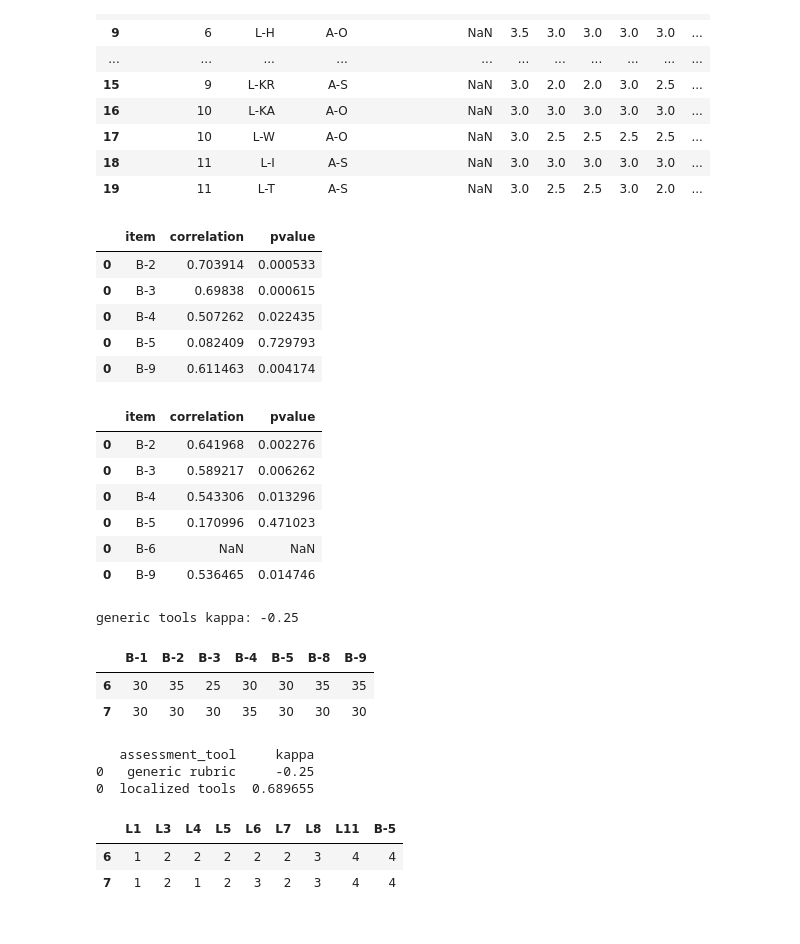
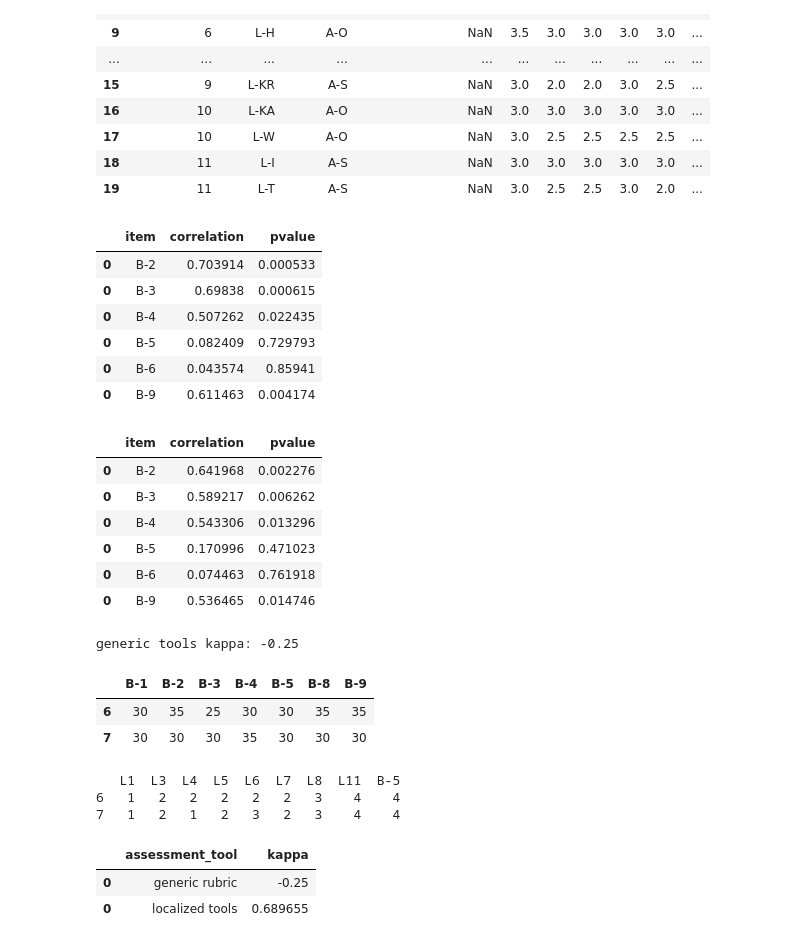
Before and after one commit to ncukondo/Local-adaptation-of-generic-rubrics-to-implement-outcome-based-education, a Jupyter notebook: analysis.ipynb, the cells around one changed output. Saved outputs shown, nothing was run; the diff lists cells and outputs as text; code cells hidden in the pictures.

Commit message:
drop na in person and spearman

```diff
--- a/analysis.ipynb
+++ b/analysis.ipynb
@@ -83,12 +83,14 @@ from scipy.stats import pearsonr
 
 correlation_table = pd.DataFrame([],columns=["item","correlation","pvalue"])
 
-for name in ["B-2","B-3","B-4","B-5","B-9"]:
-    correlation, pvalue = pearsonr(localized_data[name], generic_data[name])
+for name in ["B-2","B-3","B-4","B-5","B-6","B-9"]:
+    corr_data = pd.DataFrame({"localized":localized_data[name],"generic":generic_data[name]})
+    corr_data = corr_data.dropna(axis=0,how='any')
+    correlation, pvalue = pearsonr(corr_data["localized"], corr_data["generic"])
     row = pd.DataFrame({"item":[name],"correlation":[correlation],"pvalue":[pvalue]})
     correlation_table=pd.concat([correlation_table,row])
 
-correlation_table.to_csv(f"{out_dir}/pearsonr_correlation.csv",encoding="utf_8_sig")
+correlation_table.to_csv(f"{out_dir}/pearsonr_correlation.csv",encoding="utf_8_sig",index=False)
 correlation_table
 # %% [output]
 |  | item | correlation | pvalue |
@@ -96,6 +98,7 @@ correlation_table
 | 0 | B-3 | 0.69838 | 0.000615 |
 | 0 | B-4 | 0.507262 | 0.022435 |
 | 0 | B-5 | 0.082409 | 0.729793 |
+| 0 | B-6 | 0.043574 | 0.85941 |
 | 0 | B-9 | 0.611463 | 0.004174 |
 # %%
 '''
@@ -107,11 +110,13 @@ from scipy.stats import spearmanr
 correlation_table = pd.DataFrame([],columns=["item","correlation","pvalue"])
 
 for name in ["B-2","B-3","B-4","B-5","B-6","B-9"]:
-    correlation, pvalue = spearmanr(localized_data[name], generic_data[name])
+    corr_data = pd.DataFrame({"localized":localized_data[name],"generic":generic_data[name]})
+    corr_data = corr_data.dropna(axis=0,how='any')
+    correlation, pvalue = spearmanr(corr_data["localized"], corr_data["generic"])
     row = pd.DataFrame({"item":[name],"correlation":[correlation],"pvalue":[pvalue]})
     correlation_table=pd.concat([correlation_table,row])
 
-correlation_table.to_csv(f"{out_dir}/spearmanr_correlation.csv",encoding="utf_8_sig")
+correlation_table.to_csv(f"{out_dir}/spearmanr_correlation.csv",encoding="utf_8_sig",index=False)
 correlation_table
 # %% [output]
 |  | item | correlation | pvalue |
@@ -119,7 +124,7 @@ correlation_table
 | 0 | B-3 | 0.589217 | 0.006262 |
 | 0 | B-4 | 0.543306 | 0.013296 |
 | 0 | B-5 | 0.170996 | 0.471023 |
-| 0 | B-6 | NaN | NaN |
+| 0 | B-6 | 0.074463 | 0.761918 |
 | 0 | B-9 | 0.536465 | 0.014746 |
 # %%
 '''
@@ -145,25 +150,27 @@ generic tools kappa: -0.25
 # %%
 '''
 calculate cohen kappa in generic rubric
 '''
 localized_scores = localized_data.loc[~generic_data["double-assessment"].isna(),:]\
     .iloc[:,4:]\
     .dropna(how='any', axis=1)\
     .select_dtypes(include=int)
 localized_kappa=cohen_kappa_score(localized_scores.iloc[0,:], localized_scores.iloc[1,:])
 
 kappa_table = pd.DataFrame([],columns=["assessment_tool","kappa"])
 kappa_table = pd.concat([kappa_table,pd.DataFrame({"assessment_tool":["generic rubric"],"kappa":[generic_kappa]})])
 kappa_table = pd.concat([kappa_table,pd.DataFrame({"assessment_tool":["localized tools"],"kappa":[localized_kappa]})])
-kappa_table.to_csv(f"{out_dir}/cohen_kappa.csv",encoding="utf_8_sig")
+kappa_table.to_csv(f"{out_dir}/cohen_kappa.csv",encoding="utf_8_sig",index=False)
 
-print(kappa_table)
+print(localized_scores)
 
-localized_scores
+
+
+kappa_table
 # %% [output]
-   assessment_tool     kappa
-0   generic rubric     -0.25
-0  localized tools  0.689655
+   L1  L3  L4  L5  L6  L7  L8  L11  B-5
+6   1   2   2   2   2   2   3    4    4
+7   1   2   1   2   3   2   3    4    4
-|  | L1 | L3 | L4 | L5 | L6 | L7 | L8 | L11 | B-5 |
-| 6 | 1 | 2 | 2 | 2 | 2 | 2 | 3 | 4 | 4 |
-| 7 | 1 | 2 | 1 | 2 | 3 | 2 | 3 | 4 | 4 |
+|  | assessment_tool | kappa |
+| 0 | generic rubric | -0.25 |
+| 0 | localized tools | 0.689655 |
```
Also changed, not shown: 5 other files.
